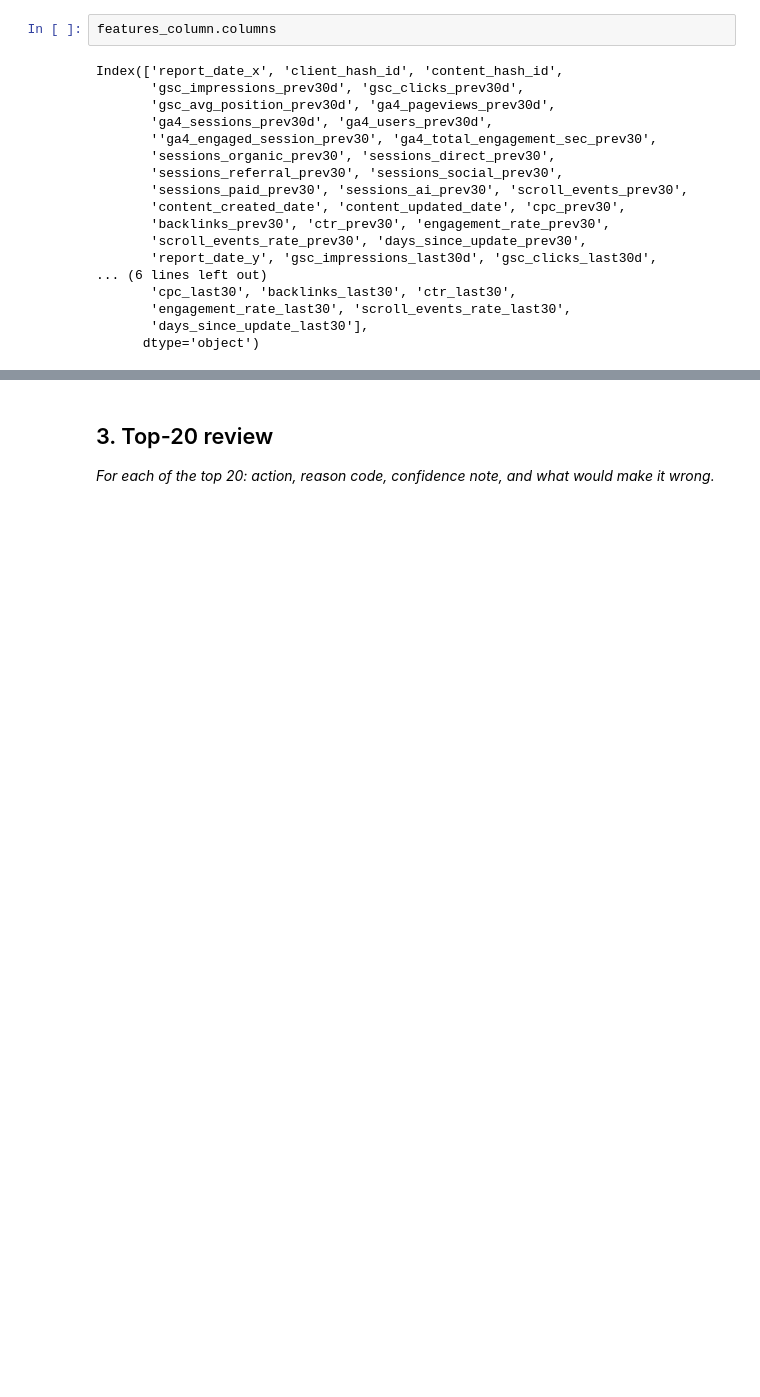
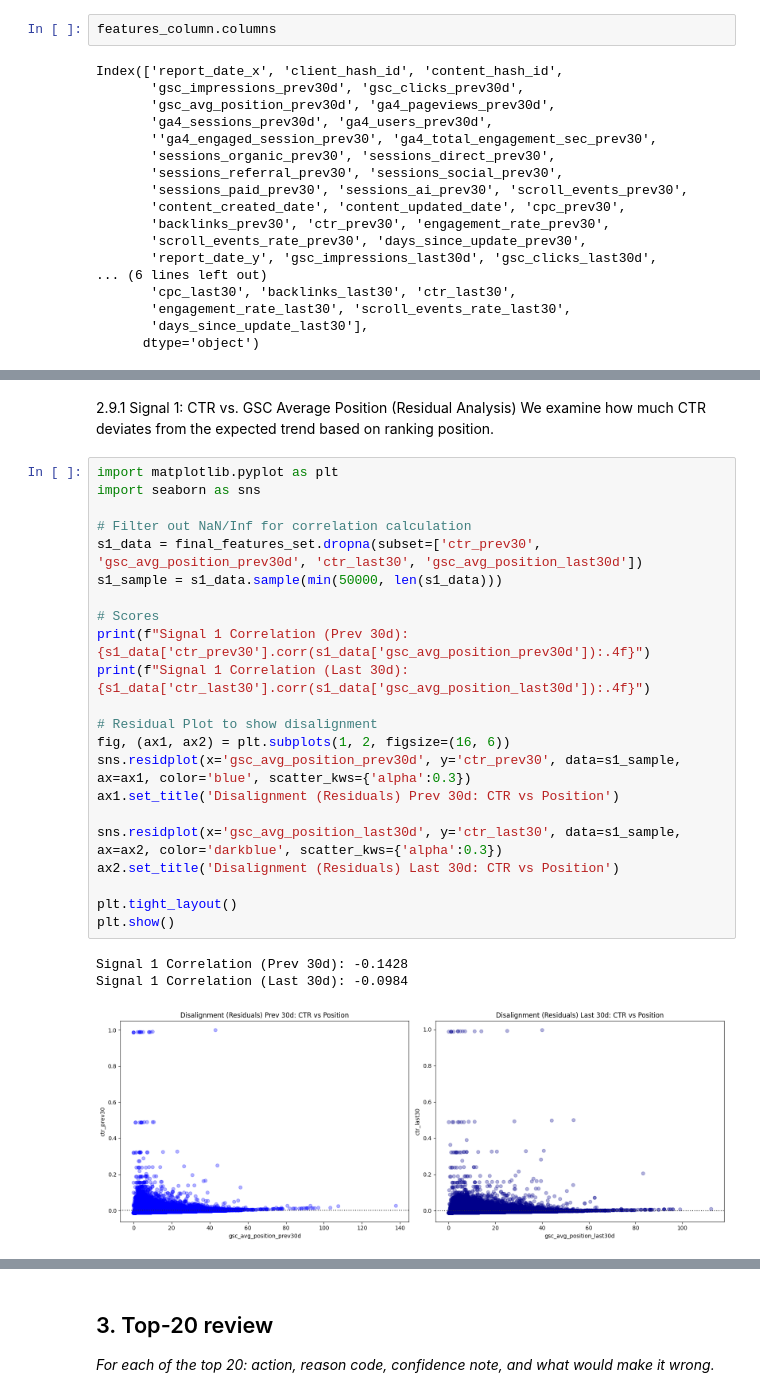
Before and after one commit to MuhammadFaizan0023/FlyRank_ML_internship_repo, a Jupyter notebook: work/notebooks/w04_baseline_score.ipynb, the cells around one changed output, grey strips where cells are left out. Saved outputs shown, nothing was run; the diff lists cells and outputs as text; blank space fills up the shorter version.

```diff
--- a/work/notebooks/w04_baseline_score.ipynb
+++ b/work/notebooks/w04_baseline_score.ipynb
@@ -862,0 +747,29 @@ clients_last_3m["decline_score"] = (
+# %% [markdown]
+2.9.1 Signal 1: CTR vs. GSC Average Position (Residual Analysis)
+We examine how much CTR deviates from the expected trend based on ranking position.
+# %%
+import matplotlib.pyplot as plt
+import seaborn as sns
+
+# Filter out NaN/Inf for correlation calculation
+s1_data = final_features_set.dropna(subset=['ctr_prev30', 'gsc_avg_position_prev30d', 'ctr_last30', 'gsc_avg_position_last30d'])
+s1_sample = s1_data.sample(min(50000, len(s1_data)))
+
+# Scores
+print(f"Signal 1 Correlation (Prev 30d): {s1_data['ctr_prev30'].corr(s1_data['gsc_avg_position_prev30d']):.4f}")
+print(f"Signal 1 Correlation (Last 30d): {s1_data['ctr_last30'].corr(s1_data['gsc_avg_position_last30d']):.4f}")
+
+# Residual Plot to show disalignment
+fig, (ax1, ax2) = plt.subplots(1, 2, figsize=(16, 6))
+sns.residplot(x='gsc_avg_position_prev30d', y='ctr_prev30', data=s1_sample, ax=ax1, color='blue', scatter_kws={'alpha':0.3})
+ax1.set_title('Disalignment (Residuals) Prev 30d: CTR vs Position')
+
+sns.residplot(x='gsc_avg_position_last30d', y='ctr_last30', data=s1_sample, ax=ax2, color='darkblue', scatter_kws={'alpha':0.3})
+ax2.set_title('Disalignment (Residuals) Last 30d: CTR vs Position')
+
+plt.tight_layout()
+plt.show()
+# %% [output]
+Signal 1 Correlation (Prev 30d): -0.1428
+Signal 1 Correlation (Last 30d): -0.0984
+[figure, added]
```
Also changed, not shown: parts of 30 cells of this notebook.
